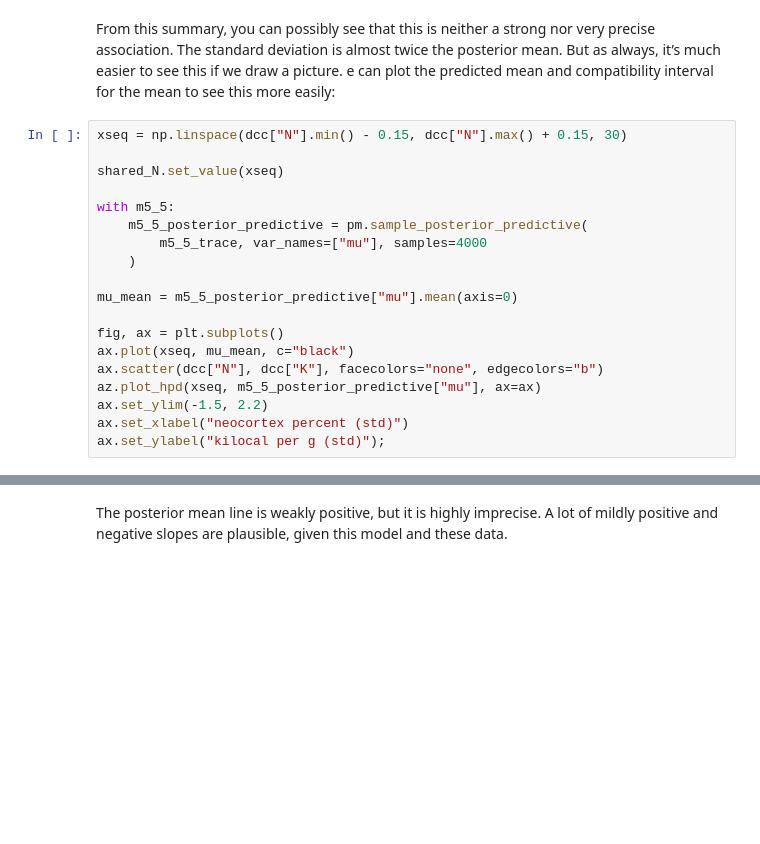
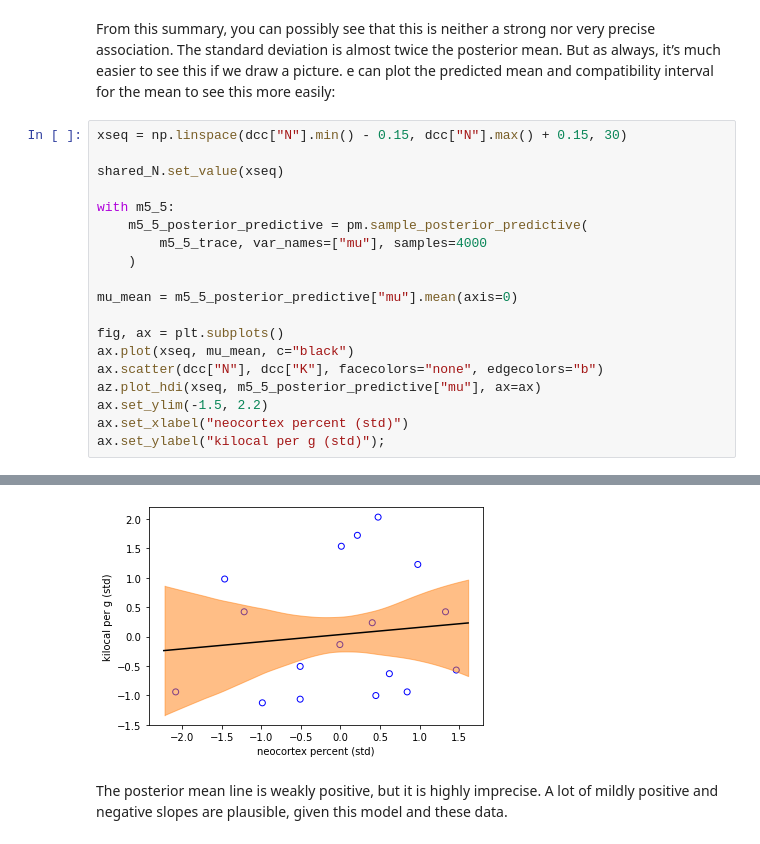
Before and after one commit to gsahinpi/dats511Fall2021, a Jupyter notebook: mutipleregres.ipynb, the cells around one changed output, grey strips where cells are left out. Cells and saved outputs as stored; diff of their text form; blank space fills up the shorter version.

```diff
--- a/mutipleregres.ipynb
+++ b/mutipleregres.ipynb
@@ -984,7 +1051,8 @@ mu_mean = m5_5_posterior_predictive["mu"].mean(axis=0)
 fig, ax = plt.subplots()
 ax.plot(xseq, mu_mean, c="black")
 ax.scatter(dcc["N"], dcc["K"], facecolors="none", edgecolors="b")
-az.plot_hpd(xseq, m5_5_posterior_predictive["mu"], ax=ax)
+az.plot_hdi(xseq, m5_5_posterior_predictive["mu"], ax=ax)
 ax.set_ylim(-1.5, 2.2)
 ax.set_xlabel("neocortex percent (std)")
 ax.set_ylabel("kilocal per g (std)");
+# %% [output]
@@ -991,3 +1060,4 @@ ax.set_ylabel("kilocal per g (std)");
+[figure, added]
 # %% [markdown]
 The posterior mean line is weakly positive,
 but it is highly imprecise. A lot of mildly positive and negative slopes are plausible, given this
```
Also changed, not shown: parts of 29 cells of this notebook, 9 other files.
